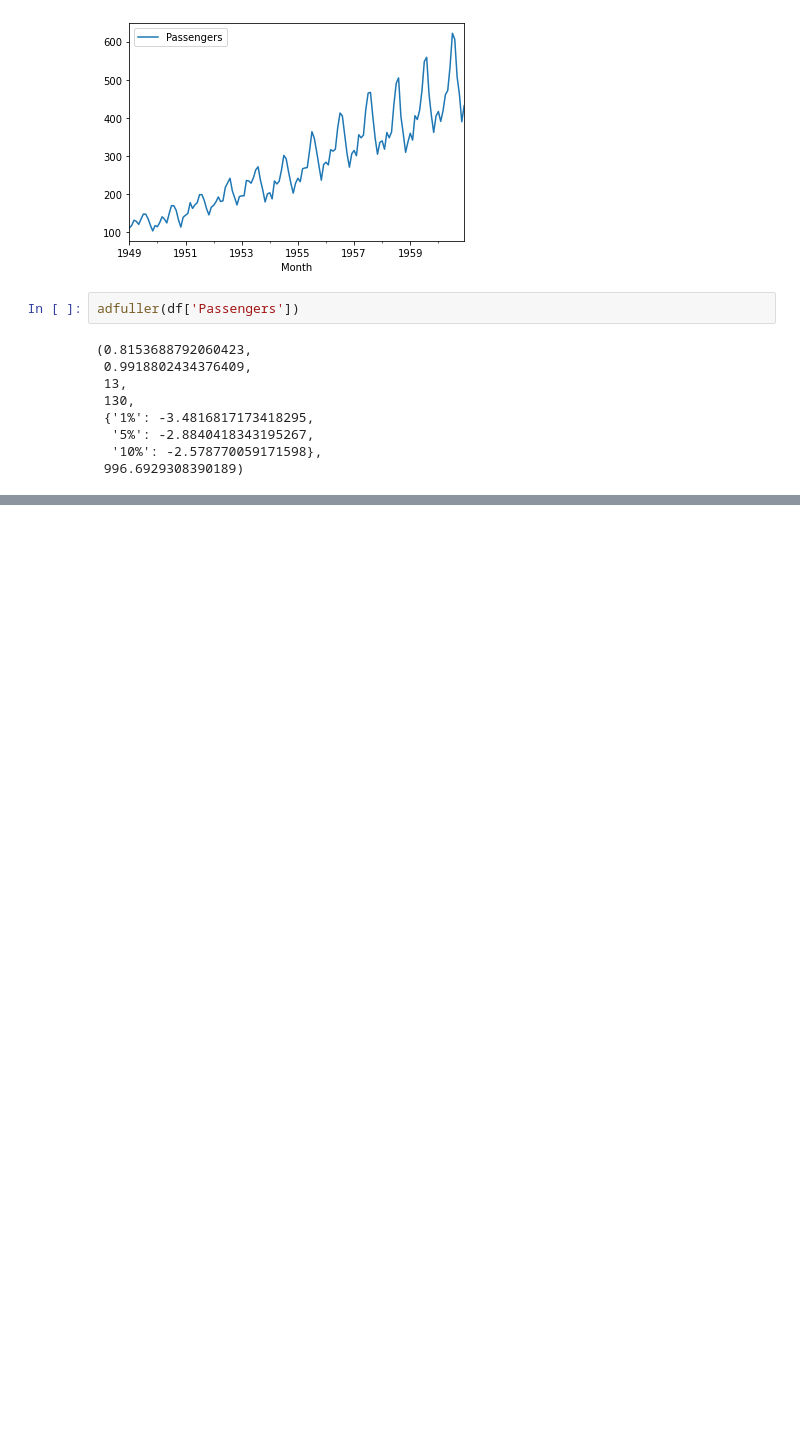
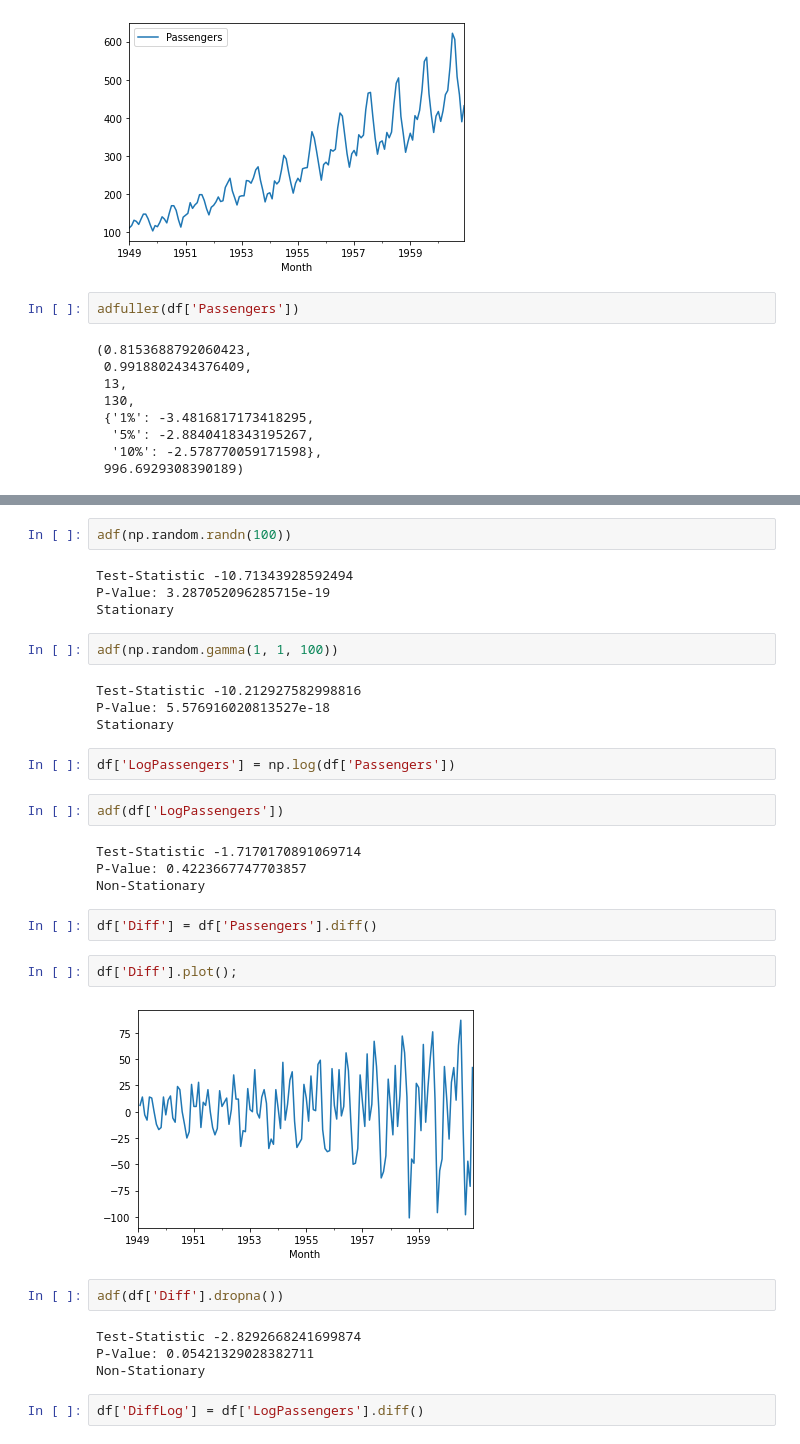
Before and after one commit to cafe-com-analytics/financial_engineering_adachi, a Jupyter notebook: notebooks/S3_Stationarity.ipynb, the cells around one changed output, grey strips where cells are left out. Cells and saved outputs as stored; diff of their text form; blank space fills up the shorter version.

```diff
--- a/notebooks/S3_Stationarity.ipynb
+++ b/notebooks/S3_Stationarity.ipynb
@@ -22,0 +38,34 @@ adfuller(df['Passengers'])
+# %%
+adf(np.random.randn(100))
+# %% [output]
+Test-Statistic -10.71343928592494
+P-Value: 3.287052096285715e-19
+Stationary
+# %%
+adf(np.random.gamma(1, 1, 100))
+# %% [output]
+Test-Statistic -10.212927582998816
+P-Value: 5.576916020813527e-18
+Stationary
+# %%
+df['LogPassengers'] = np.log(df['Passengers'])
+# %%
+adf(df['LogPassengers'])
+# %% [output]
+Test-Statistic -1.7170170891069714
+P-Value: 0.4223667747703857
+Non-Stationary
+# %%
+df['Diff'] = df['Passengers'].diff()
+# %%
+df['Diff'].plot();
+# %% [output]
+[figure, added]
+# %%
+adf(df['Diff'].dropna())
+# %% [output]
+Test-Statistic -2.8292668241699874
+P-Value: 0.05421329028382711
+Non-Stationary
+# %%
+df['DiffLog'] = df['LogPassengers'].diff()
```
Also changed, not shown: parts of 20 cells of this notebook, 5 other files.
